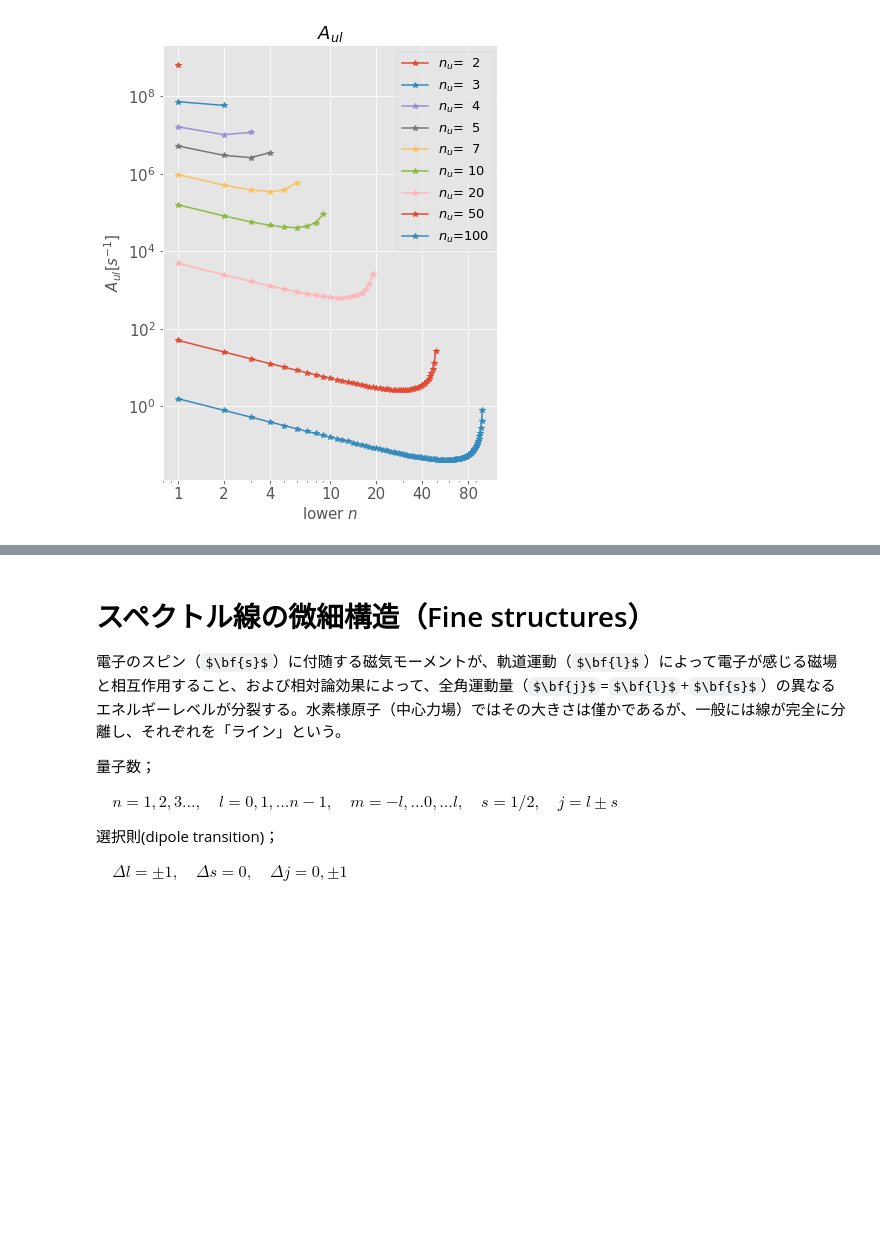
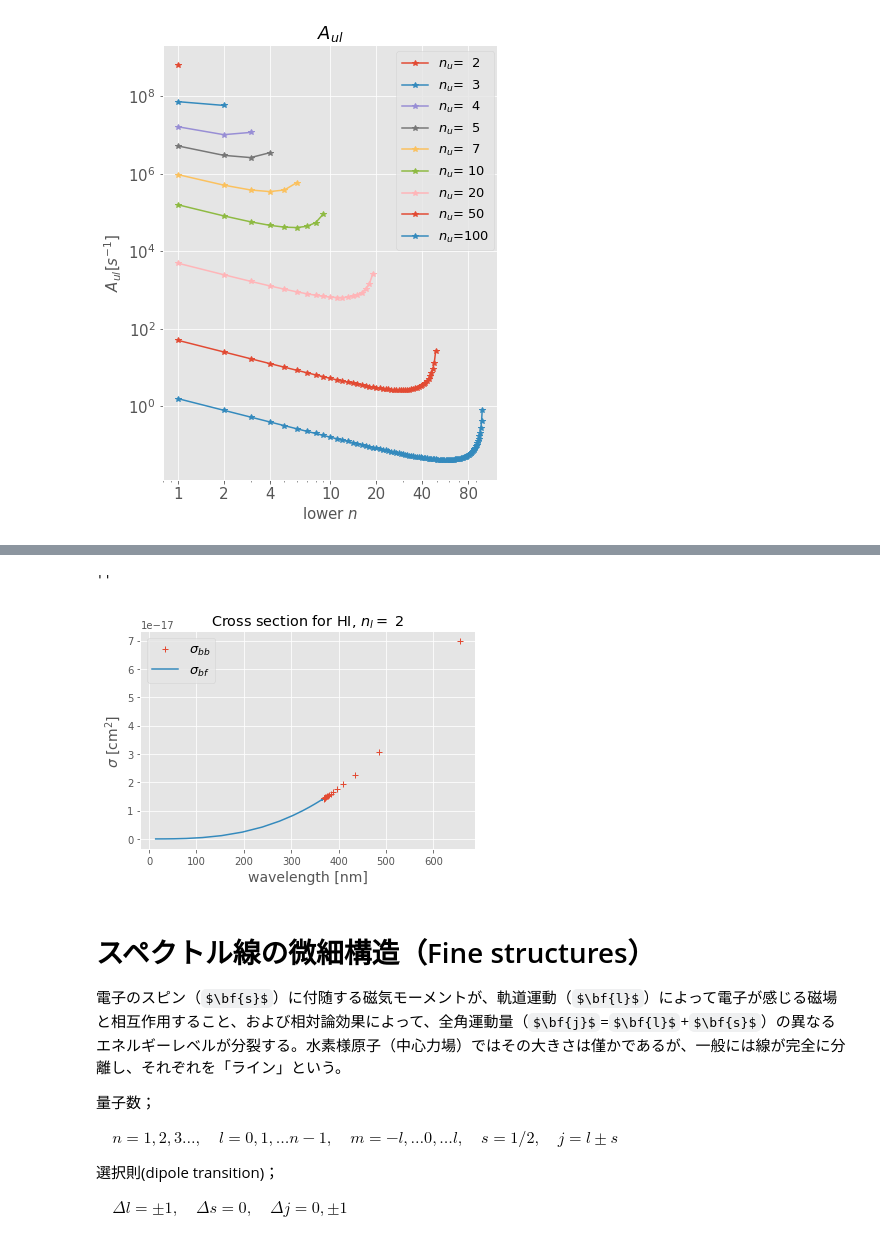
Before and after one commit to kouui/spectra-deprecated, a Jupyter notebook: notebooks/hydrogen.ipynb, the cells around one changed output, grey strips where cells are left out. Cells and saved outputs as stored; diff of their text form; code cells hidden in the pictures; some formulas as TeX source; blank space fills up the shorter version.

```diff
--- a/notebooks/hydrogen.ipynb
+++ b/notebooks/hydrogen.ipynb
@@ -439,9 +534,12 @@ Coupling of the upper and lower states in dipole appoloximation is obtained by t
 # %%
 # WF product, <nlm|r|n'l'm'>^2,  oscilator strength & A_ul
+#     numerical integration of hydrogen dipole coupling,
+#   2020.5.17   k.i.,  kouui
+#   2020.5.23   k.i.,  numeric
 from src import Constants as Cst
 from scipy.integrate import quad
 
-Numeric = 0  #  0 for symbol,  1 for numeric,
+Numeric = 1  #  0 for symbol,  1 for numeric,
 Z = 1
 #  Hydrogen Ha
 nlm1s=['200','200','210','210','210','211','211','211','211'] ;   # lower
@@ -462,7 +560,7 @@ for i in range(0,nn) :
     else:       gl[i] = 2
     if m2 == 0: gu[i] = 1
     else:       gu[i] = 2
-    if Numeric ==0:
+    if Numeric == 0:
         psi1 = psi.subs([(n,n1),(l,l1),(m,m1),(a0,1)])
         psi2 = psi.subs([(n,n2),(l,l2),(m,m2),(a0,1)])
         psi1 = psi1.subs(-cos(theta)**2+1, sin(theta)**2)
@@ -472,8 +570,12 @@ for i in range(0,nn) :
         py = integrate(psi2*r*sin(theta)*sin(phi)*conjugate(psi1) *r**2 *sin(theta),(phi,0,2*pi),(theta,0,pi), (r,0,oo))
         pz = integrate(psi2*r*cos(theta)*conjugate(psi1) *r**2 *sin(theta),(phi,0,2*pi),(theta,0,pi), (r,0,oo))
     else:
-        print('Run the next cell')
-    px2 = float(px*conjugate(px))
+        RRN = quad(RRrp_NI, 0, np.inf, [n1,l1,n2,l2,1,3])[0]
+        px = RRN * quad(TTs_NI, 0, np.pi, [l1,m1,l2,m2,'x'])[0] * comp_quad_PP(m1,m2,'x')
+        py = RRN * quad(TTs_NI, 0, np.pi, [l1,m1,l2,m2,'y'])[0] * comp_quad_PP(m1,m2,'y')
+        pz = RRN * quad(TTs_NI, 0, np.pi, [l1,m1,l2,m2,'z'])[0] * comp_quad_PP(m1,m2,'z')
+
+    px2 = float(px*conjugate(px))  # <== suspicious for symbolic calc.?
     py2 = float(py*conjugate(py))
     pz2 = float(pz*conjugate(pz))
     pp[:,i]=[px2,py2,pz2]
@@ -488,10 +590,9 @@ for i in range(0,nn) :
     Atot = (Ax+Ay+Az) #*mm[i]
     At = At + Atot*gl[i]/gu[i]
     print(nlm2,"->",nlm1,"({0:5.1f}),{1:8.3f},{2:8.3f},{3:8.3f},{4:10.2e},{5:8.3f},{6:3d},{7:3d} ".format(wl,px2,py2,pz2,Atot,ftot,gl[i],gu[i]))
+    #if i == 1: break
 
 print("A(total) = {0:10.2e}".format(At))
-
-# optimize with numerical computation instead of symbolic calculation
 # %% [output]
    nlm    ( wl nm ),  <x>^2,   <y>^2,   <z>^2,   A*gu/gl,     f,   gl, gu
 310 -> 200 (656.1),   0.000,   0.000,   3.131,  2.25e+07,   0.145,  1,  1
@@ -949,3 +853,27 @@ array([4, 5, 6, 7])
+# %%
+#  plot cross section
+nl = 2
+nmax = 20  ;  nus = np.linspace(nl+1, nmax, nmax-nl)
+kmax = 10  ;  ks = np.logspace(-0.4, 10, 100)
+vl = (1/nl**2 - 1/nus**2) * Cst.E_Rydberg_/Cst.h_ ; wll = Cst.c_/vl *1e7  #  nm
+vc = (1/nl**2 + 1/ks**2)  * Cst.E_Rydberg_/Cst.h_ ; wlc = Cst.c_/vc *1e7
+s0 = 2**6/3/np.sqrt(3) * np.pi**4 * Cst.me_ * Cst.e_**10 / Cst.c_ /Cst.h_**6
+
+sbb = s0 * gbb(nl,nus) /nl**5 /vl**3
+sbf = s0 * gbf(nl,ks) /nl**5 /vc**3
+
+fig = plt.figure(figsize=(6,4))
+ax = fig.add_subplot(1,1,1 )
+ax.plot(wll,sbb,"+",label="$\sigma_{bb}$")
+ax.plot(wlc,sbf,"-",label="$\sigma_{bf}$")
+ax.set_xlabel("wavelength [nm]",fontsize=14)
+ax.set_ylabel("$\sigma$ [cm$^2$]",fontsize=14)
+ax.set_title("Cross section for HI, $n_l=${0:2d}".format(nl))
+ax.legend(bbox_to_anchor=(0, 1),loc='upper left',fontsize=13,ncol=1)
+;
+# %% [output]
+''
+[figure, added]
 # %% [markdown]
 # スペクトル線の微細構造（Fine structures）
 
```
Also changed, not shown: parts of 32 cells of this notebook, 2 other files.
